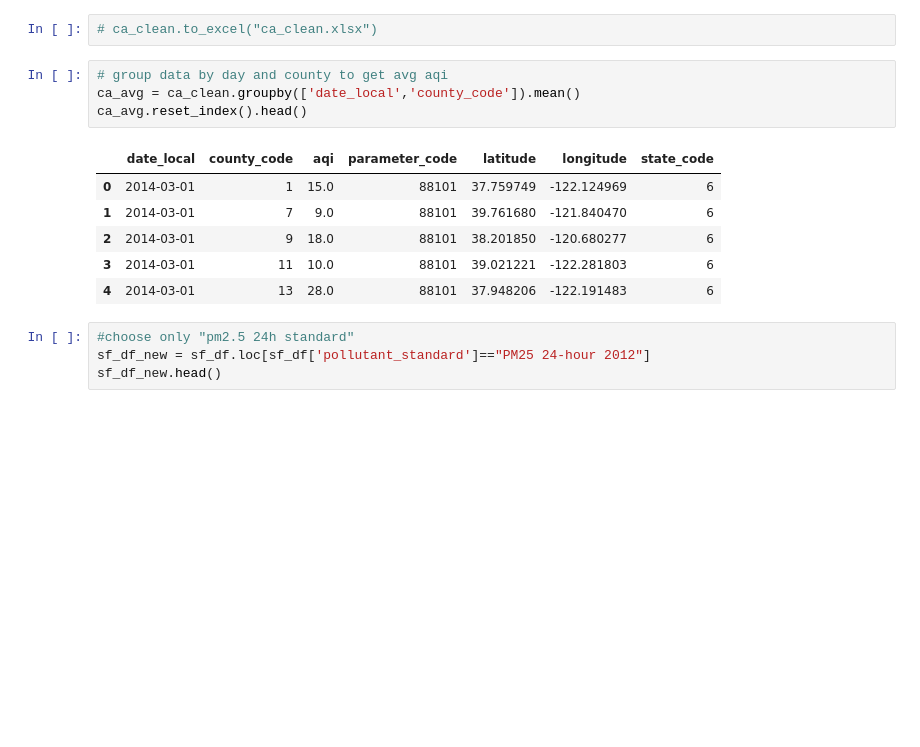
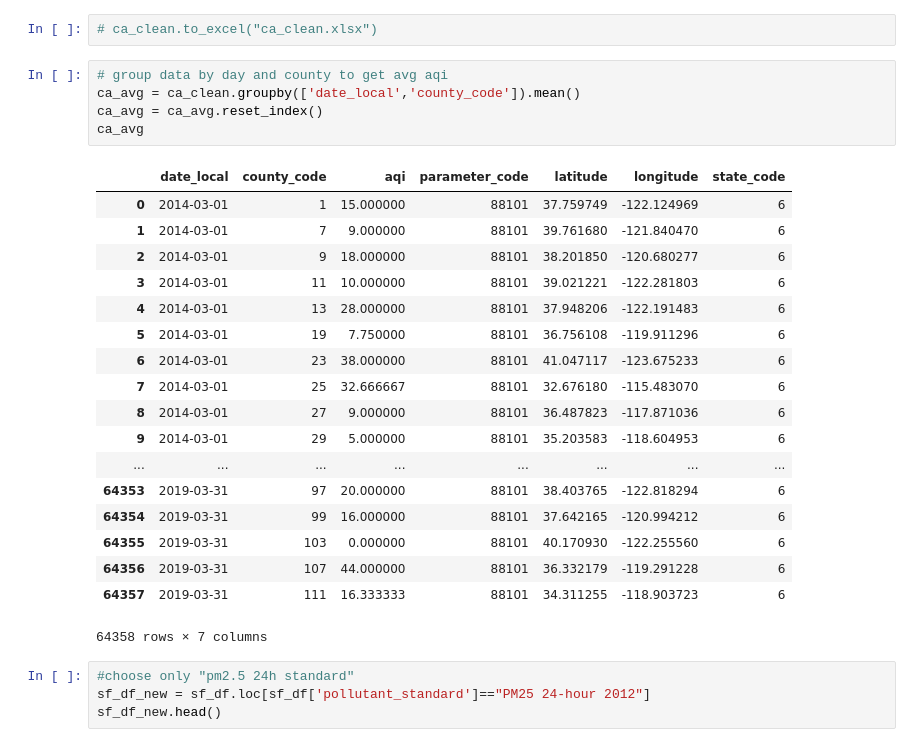
Before and after one commit to chengchenggan/AirQuanlityMonitor, a Jupyter notebook: Air_quantity_CAcounties.ipynb, the cells around one changed output. Drawn from its saved outputs; the diff is of its cells as text; blank space fills up the shorter version.

```diff
--- a/Air_quantity_CAcounties.ipynb
+++ b/Air_quantity_CAcounties.ipynb
@@ -243,14 +243,27 @@ dtype: int64
 # %%
 # group data by day and county to get avg aqi
 ca_avg = ca_clean.groupby(['date_local','county_code']).mean()
-ca_avg.reset_index().head()
+ca_avg = ca_avg.reset_index()
+ca_avg
 # %% [output]
 |  | date_local | county_code | aqi | parameter_code | latitude | longitude | state_code |
-| 0 | 2014-03-01 | 1 | 15.0 | 88101 | 37.759749 | -122.124969 | 6 |
-| 1 | 2014-03-01 | 7 | 9.0 | 88101 | 39.761680 | -121.840470 | 6 |
-| 2 | 2014-03-01 | 9 | 18.0 | 88101 | 38.201850 | -120.680277 | 6 |
-| 3 | 2014-03-01 | 11 | 10.0 | 88101 | 39.021221 | -122.281803 | 6 |
-| 4 | 2014-03-01 | 13 | 28.0 | 88101 | 37.948206 | -122.191483 | 6 |
+| 0 | 2014-03-01 | 1 | 15.000000 | 88101 | 37.759749 | -122.124969 | 6 |
+| 1 | 2014-03-01 | 7 | 9.000000 | 88101 | 39.761680 | -121.840470 | 6 |
+| 2 | 2014-03-01 | 9 | 18.000000 | 88101 | 38.201850 | -120.680277 | 6 |
+| 3 | 2014-03-01 | 11 | 10.000000 | 88101 | 39.021221 | -122.281803 | 6 |
+| 4 | 2014-03-01 | 13 | 28.000000 | 88101 | 37.948206 | -122.191483 | 6 |
+| 5 | 2014-03-01 | 19 | 7.750000 | 88101 | 36.756108 | -119.911296 | 6 |
+| 6 | 2014-03-01 | 23 | 38.000000 | 88101 | 41.047117 | -123.675233 | 6 |
+| 7 | 2014-03-01 | 25 | 32.666667 | 88101 | 32.676180 | -115.483070 | 6 |
+| 8 | 2014-03-01 | 27 | 9.000000 | 88101 | 36.487823 | -117.871036 | 6 |
+| 9 | 2014-03-01 | 29 | 5.000000 | 88101 | 35.203583 | -118.604953 | 6 |
+| ... | ... | ... | ... | ... | ... | ... | ... |
+| 64353 | 2019-03-31 | 97 | 20.000000 | 88101 | 38.403765 | -122.818294 | 6 |
+| 64354 | 2019-03-31 | 99 | 16.000000 | 88101 | 37.642165 | -120.994212 | 6 |
+| 64355 | 2019-03-31 | 103 | 0.000000 | 88101 | 40.170930 | -122.255560 | 6 |
+| 64356 | 2019-03-31 | 107 | 44.000000 | 88101 | 36.332179 | -119.291228 | 6 |
+| 64357 | 2019-03-31 | 111 | 16.333333 | 88101 | 34.311255 | -118.903723 | 6 |
+64358 rows × 7 columns
 # %%
 #choose only "pm2.5 24h standard"
 sf_df_new = sf_df.loc[sf_df['pollutant_standard']=="PM25 24-hour 2012"]
```
Also changed, not shown: parts of 4 cells of this notebook, 1 other file.
